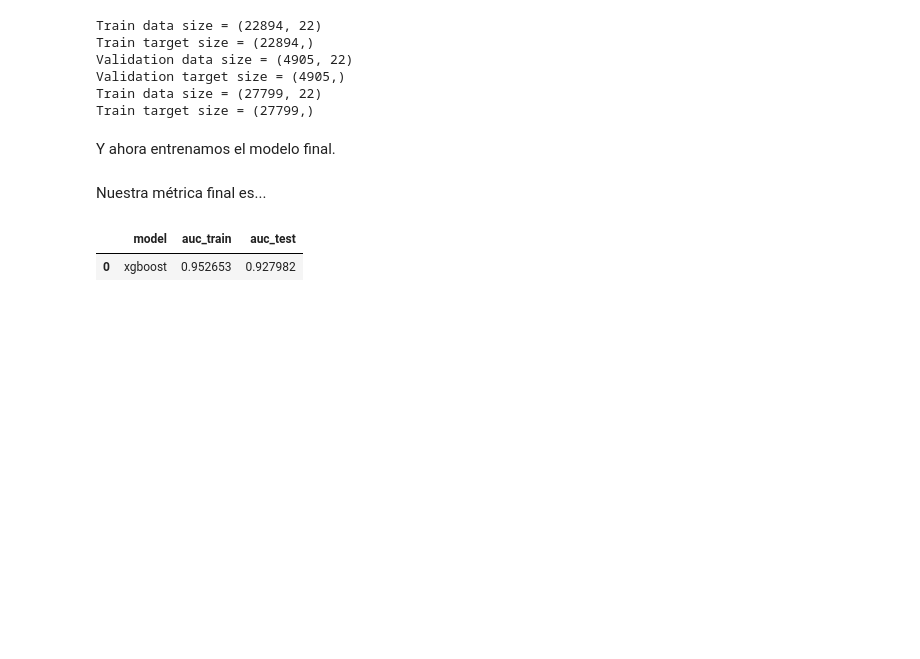
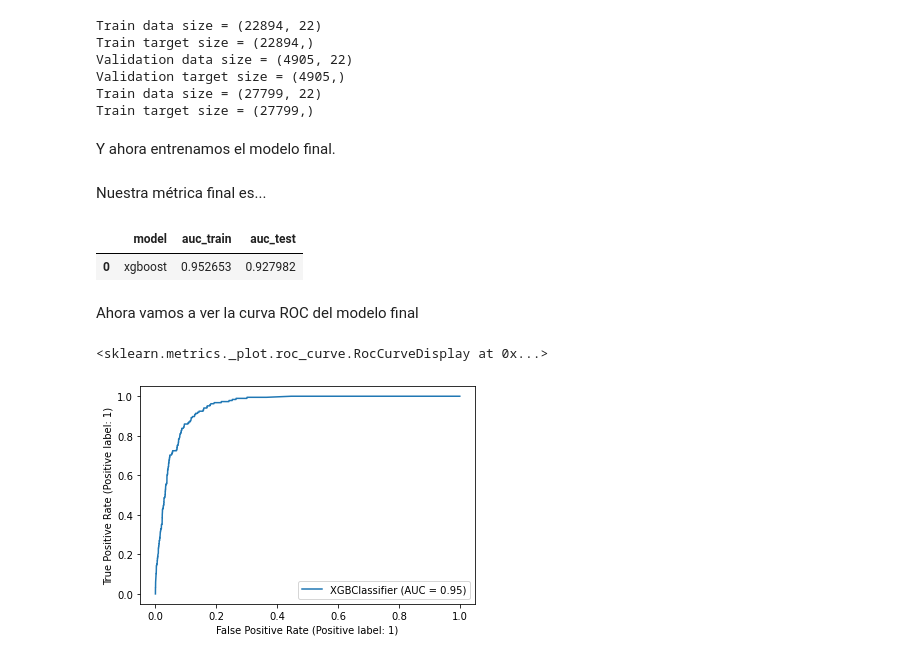
Before and after one commit to frosill/edem_ejercicio_sanidad, a Jupyter notebook: 1. [ejercicio] sanidad_final.ipynb, the cells around one changed output. Saved outputs shown, nothing was run; the diff lists cells and outputs as text; code cells hidden in the pictures; blank space fills up the shorter version.

```diff
--- a/1. [ejercicio] sanidad_final.ipynb
+++ b/1. [ejercicio] sanidad_final.ipynb
@@ -890,3 +890,5 @@ results
 # %% [output]
 |  | model | auc_train | auc_test |
 | 0 | xgboost | 0.952653 | 0.927982 |
+# %% [markdown]
+Ahora vamos a ver la curva ROC del modelo final
@@ -892,0 +899,20 @@ results
+# %%
+# selección del conjunto de validación
+X_val = X.iloc[(n_train):(n_train+n_val)]
+y_val = y.iloc[(n_train):(n_train+n_val)]
+
+# Plot de la curva
+plot_roc_curve(XGBClassifier(random_state = random_state,
+                    n_estimators = int(best_params['params']['nrounds'][0]),
+                    learning_rate = float(best_params['params']['eta'][0]),
+                    gamma = int(best_params['params']['gamma'][0]),
+                    max_depth = int(best_params['params']['max_depth'][0]),
+                    min_child_weight = int(best_params['params']['min_child_weight'][0]) ,
+                    subsample = float(best_params['params']['subsample'][0]) ,
+                    colsample_bytree = float(best_params['params']['colsample_bytree'][0]),
+                    num_parallel_tree = int(best_params['params']['num_parallel_tree'][0]),
+                    reg_lambda = int(best_params['params']['lamda'][0]),
+                    reg_alpha = int(best_params['params']['alpha'][0])).fit(X_train, y_train), X_val, y_val)
+# %% [output]
+<sklearn.metrics._plot.roc_curve.RocCurveDisplay at 0x...>
+[figure, added]
```
Also changed, not shown: parts of 1 cell of this notebook.
